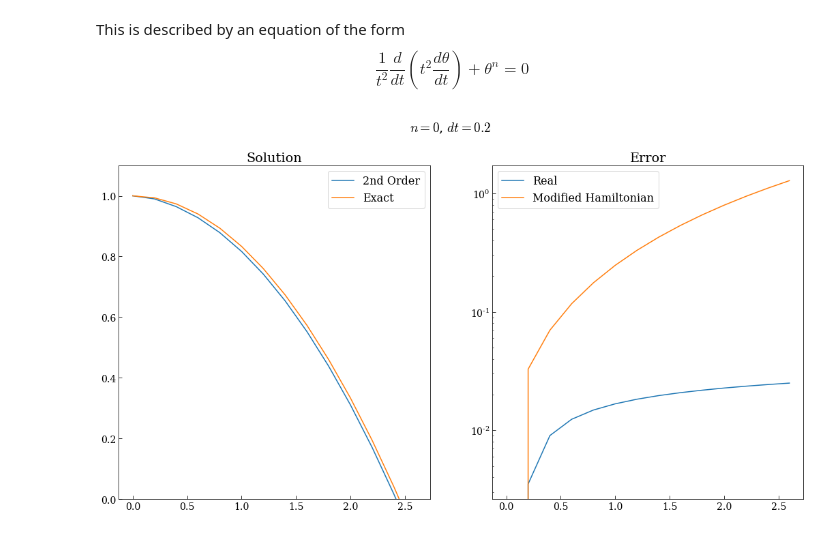
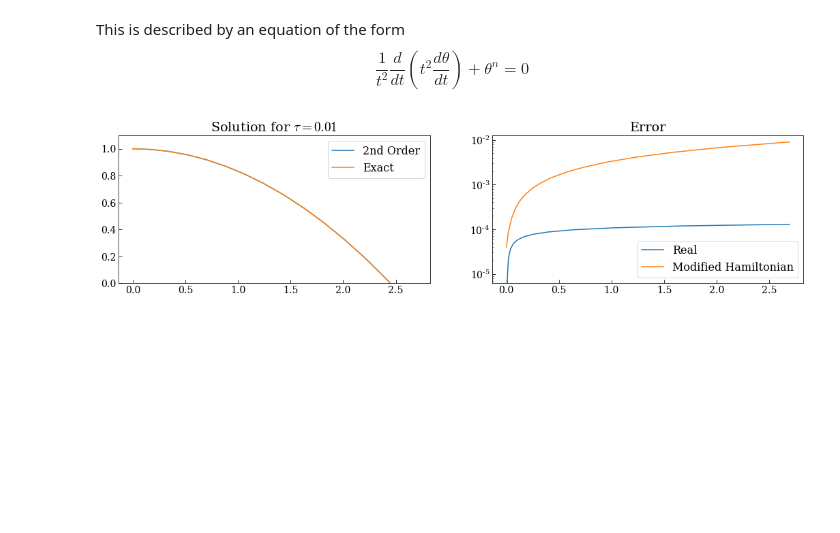
Before and after one commit to mseri/contact-integrators, a Jupyter notebook: The Lane-Emden Model-Error Analysis.ipynb, the cells around one changed output. Drawn from its saved outputs; the diff is of its cells as text; code cells hidden in the pictures; blank space fills up the shorter version.

Commit message:
Lane-Emden: new formulas
Signed-off-by: Marcello Seri <marcello.seri@gmail.com>

```diff
--- a/The Lane-Emden Model-Error Analysis.ipynb
+++ b/The Lane-Emden Model-Error Analysis.ipynb
@@ -57,43 +41,65 @@ def upper_error_bound_p(n, m, dt, p, q):
+# %%
+# Core of formulas generated from Mathematica using
+# pw = PageWidth /. Options[$Output];
+# SetOptions[$Output, PageWidth -> Infinity];
+# FortranForm[expression /. \[Tau] -> dt]
+# SetOptions[$Output, PageWidth -> pw];
+
+def upper_error_bound(n, m, dt, p, q):
+    return np.abs(
+        (dt*(341 + 1500*m + 7980*m**2 + 21600*m**3 + 32400*m**4 + 25920*m**5 + 8640*m**6)*p)/(135.*(1 + 2*m)**6)
+        - (2*dt**2*(9 + 118*m + 540*m**2 + 1160*m**3 + 1200*m**4 + 480*m**5)*q**n)/(45.*(1 + 2*m)**6)
+        + (dt**3*(3*(17 + 120*m + 360*m**2 + 480*m**3 + 240*m**4)*n*p*q**n + 12*m*(17 + 120*m + 360*m**2 + 480*m**3 + 240*m**4)*n*p*q**n + 12*m**2*(17 + 120*m + 360*m**2 + 480*m**3 + 240*m**4)*n*p*q**n))/(270.*(1 + 2*m)**6*q)
+    )
+
+def upper_error_bound_p(n, m, dt, p, q):
+    return np.abs(
+        -(-155 + 196*m**2 - 560*m**4 + 6720*m**6)*p/(3360.*m**7)
+        + (dt**2*(-1 - 20*m**2 + 240*m**4)*n*p*q**(-1 + n))/(720.*m**5)
+        - dt*(-38 + 75*m**2 - 360*m**4 + 1080*m**6)*q**n/(1080.*m**6)
+        + (dt**3*(-21*m**3*(1 + 120*m**4)*(-1 + n)*n*p**2*q**n + 21*m**3*(35 - 168*m**2 + 120*m**4)*n*q**(1 + 2*n)))/(30240.*m**7*q**2)
+    )
+# %%
+dt = 0.01 # run with 0.2 and 0.01
 # %%
 n = 0
 le = LaneEmden(n)
-dt = 0.2
 tf = 2.7
 p0, q0 = (0,1)
 tspan = np.arange(0.0, tf, dt)
 
 exact = lambda t: 1-1/6*t**2
 errq = lambda m, p0, q0: upper_error_bound(n,m,dt,p0,q0)
 errp = lambda m, p0, q0: upper_error_bound_p(n,m,dt,p0,q0)
 
-plt.figure(figsize=(18,9))
-plt.suptitle(f"$n={le.n}$, $dt={dt}$")
+plt.figure(figsize=(18,4))
+#plt.suptitle(f"$n={le.n}$, $dt={dt}$")
 sol, _, _ = ic.integrate(ic.step, le, tspan, p0, q0, 0.0)
 
 #p1, q1 = sol[:,0][1], sol[:,1][1]
 #solm1, _, _ = ic.integrate(ic.step6, le, tspan[1:], p1, q1, 0.0)
 #sole1, _, _ = ic.integrate(ic.step6e, le, tspan[1:], p1, q1, 0.0)
 
 plt.subplot(121)
-plt.title("Solution")
+plt.title(f"Solution for $\\tau={dt}$")
 plt.plot(tspan,sol[:,1],label="2nd Order")
 plt.plot(tspan, exact(tspan),
          label="Exact")
 plt.ylim(0,1.1)
 plt.legend()
 
 plt.subplot(122)
 plt.title("Error")
 plt.plot(tspan,abs(sol[:,1]-exact(tspan)),label="Real")
-plt.plot(tspan,np.cumsum([errq(m,p0,q0) for m, p0, q0 in zip(range(len(tspan)),sol[:,0],sol[:,1])]),
+plt.plot(tspan,np.array([errq(m,p0,q0) for m, p0, q0 in zip(range(len(tspan)),sol[:,0],sol[:,1])]),
          label="Modified Hamiltonian")
 plt.legend()
 plt.yscale("log")
 plt.legend()
 
 plt.show()
 # %% [output]
-[figure, old version]
+[figure, new version]
 # %%
 n = 1
 le = LaneEmden(n)
```
Also changed, not shown: parts of 3 cells of this notebook.
